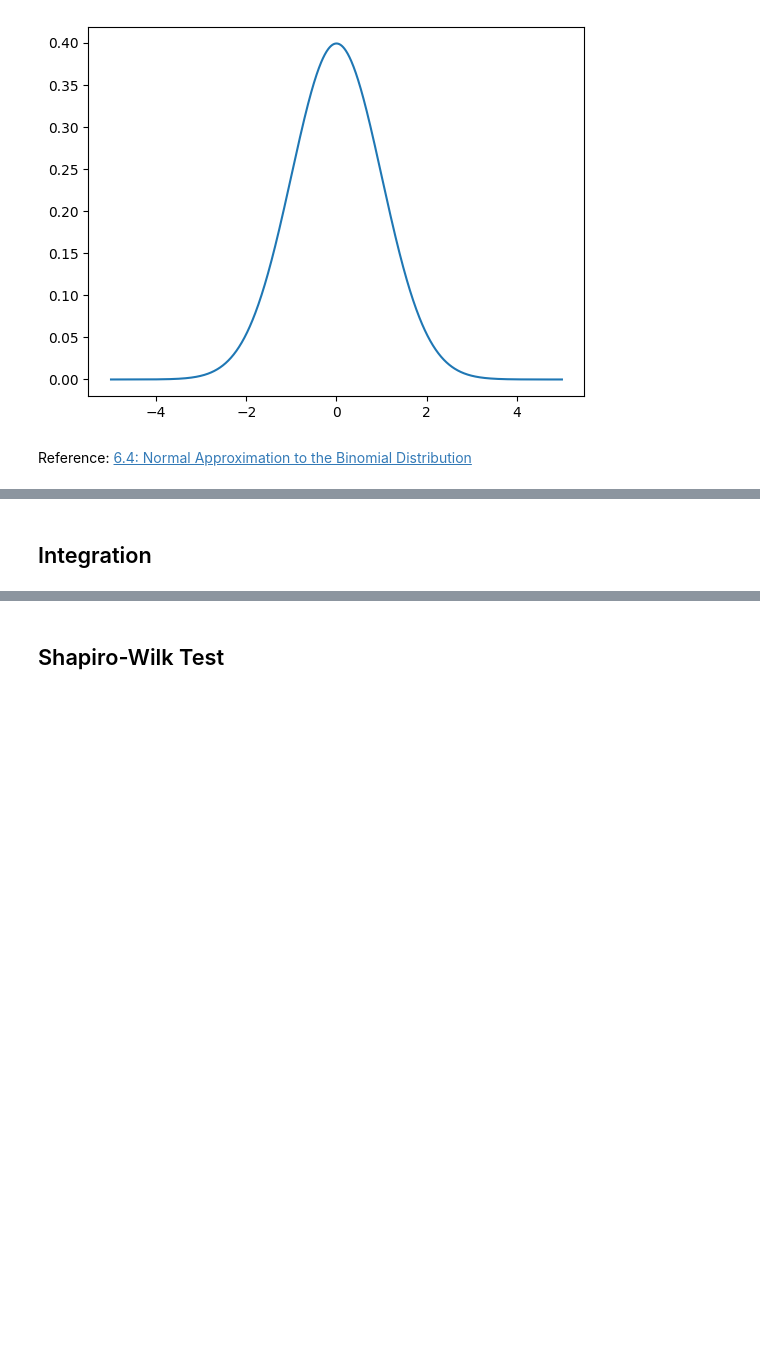
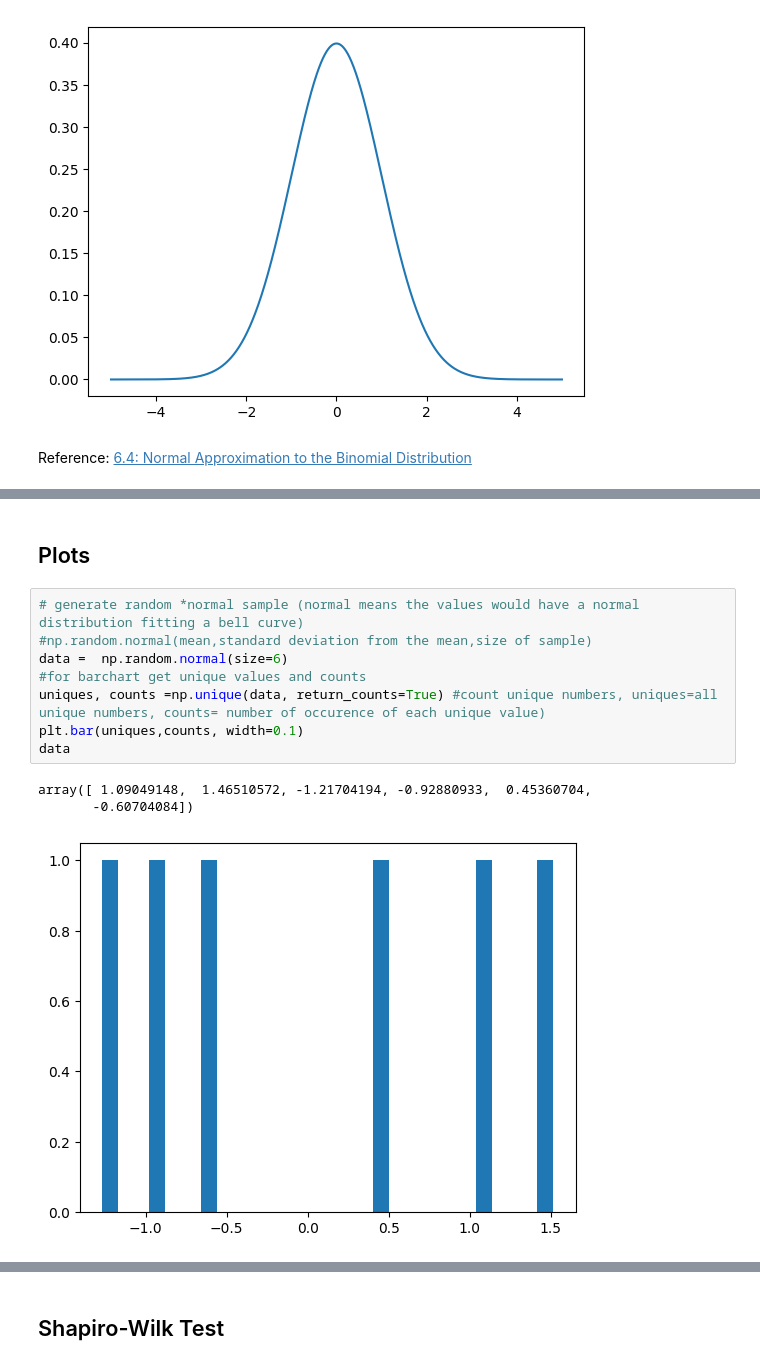
Before and after one commit to noyo0/AppliedStatistics2024, a Jupyter notebook: 03_normal.ipynb, the cells around one changed output, grey strips where cells are left out. Drawn from its saved outputs; the diff is of its cells as text; blank space fills up the shorter version.

```diff
--- a/03_normal.ipynb
+++ b/03_normal.ipynb
@@ -318,2 +316,14 @@ Text(0, 0.5, 'Count')
 # %% [markdown]
-## Integration
+## Plots
+# %%
+# generate random *normal sample (normal means the values would have a normal distribution fitting a bell curve)
+#np.random.normal(mean,standard deviation from the mean,size of sample)
+data =  np.random.normal(size=6)
+#for barchart get unique values and counts
+uniques, counts =np.unique(data, return_counts=True) #count unique numbers, uniques=all unique numbers, counts= number of occurence of each unique value)
+plt.bar(uniques,counts, width=0.1)
+data
+# %% [output]
+array([ 1.09049148,  1.46510572, -1.21704194, -0.92880933,  0.45360704,
+       -0.60704084])
+[figure, added]
```
Also changed, not shown: parts of 24 cells of this notebook, 2 other files.
